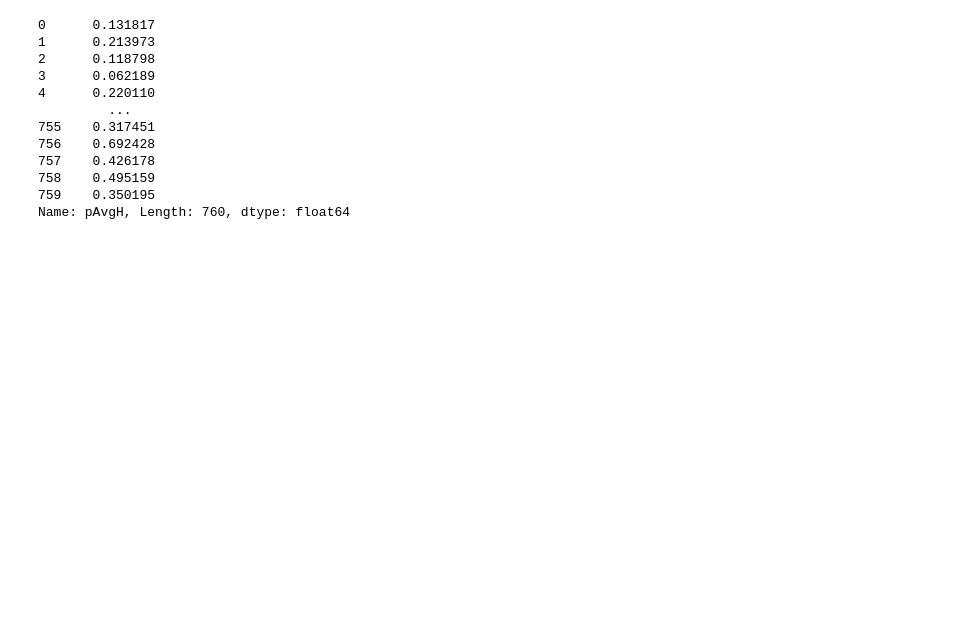
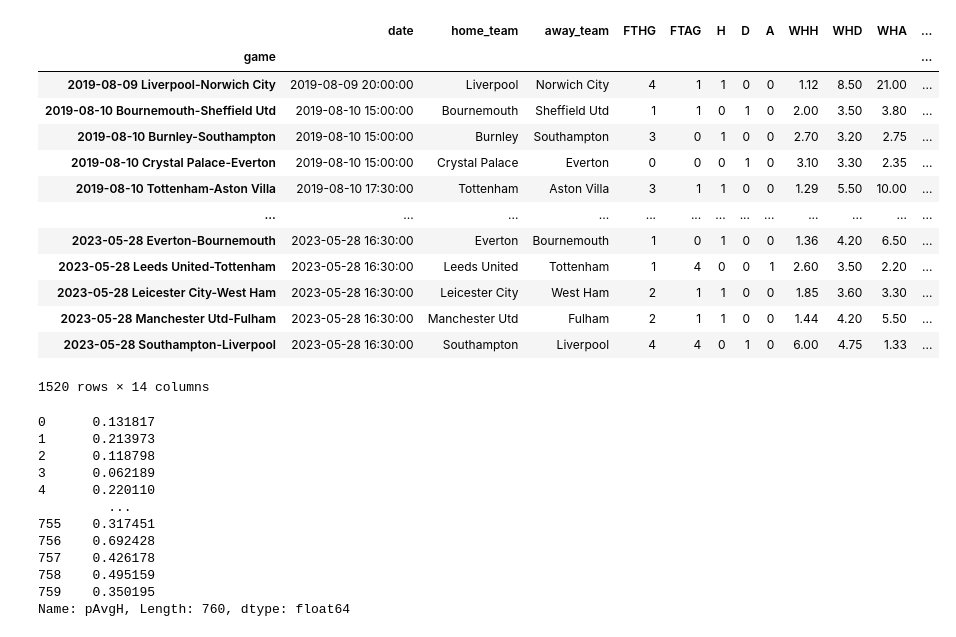
Before and after one commit to krawczyk071/predictor, a Jupyter notebook: scikit/pred_regression.ipynb, the cells around one changed output. Saved outputs shown, nothing was run; the diff lists cells and outputs as text; code cells hidden in the pictures; blank space fills up the shorter version.

```diff
--- a/scikit/pred_regression.ipynb
+++ b/scikit/pred_regression.ipynb
@@ -8,3 +8,21 @@ full_w_outs=pd.read_csv("full_w_outs.csv", index_col=0)
+# %%
+odds = pd.read_csv(r"C:\Users\krawc\OneDrive\Documents\code\pythons\predictor\data\ods_proba_wh.csv", index_col=0)
+odds
+# %% [output]
+|  | date | home_team | away_team | FTHG | FTAG | H | D | A | WHH | WHD | WHA | ... |
+| game |  |  |  |  |  |  |  |  |  |  |  | ... |
+| 2019-08-09 Liverpool-Norwich City | 2019-08-09 20:00:00 | Liverpool | Norwich City | 4 | 1 | 1 | 0 | 0 | 1.12 | 8.50 | 21.00 | ... |
+| 2019-08-10 Bournemouth-Sheffield Utd | 2019-08-10 15:00:00 | Bournemouth | Sheffield Utd | 1 | 1 | 0 | 1 | 0 | 2.00 | 3.50 | 3.80 | ... |
+| 2019-08-10 Burnley-Southampton | 2019-08-10 15:00:00 | Burnley | Southampton | 3 | 0 | 1 | 0 | 0 | 2.70 | 3.20 | 2.75 | ... |
+| 2019-08-10 Crystal Palace-Everton | 2019-08-10 15:00:00 | Crystal Palace | Everton | 0 | 0 | 0 | 1 | 0 | 3.10 | 3.30 | 2.35 | ... |
+| 2019-08-10 Tottenham-Aston Villa | 2019-08-10 17:30:00 | Tottenham | Aston Villa | 3 | 1 | 1 | 0 | 0 | 1.29 | 5.50 | 10.00 | ... |
+| ... | ... | ... | ... | ... | ... | ... | ... | ... | ... | ... | ... | ... |
+| 2023-05-28 Everton-Bournemouth | 2023-05-28 16:30:00 | Everton | Bournemouth | 1 | 0 | 1 | 0 | 0 | 1.36 | 4.20 | 6.50 | ... |
+| 2023-05-28 Leeds United-Tottenham | 2023-05-28 16:30:00 | Leeds United | Tottenham | 1 | 4 | 0 | 0 | 1 | 2.60 | 3.50 | 2.20 | ... |
+| 2023-05-28 Leicester City-West Ham | 2023-05-28 16:30:00 | Leicester City | West Ham | 2 | 1 | 1 | 0 | 0 | 1.85 | 3.60 | 3.30 | ... |
+| 2023-05-28 Manchester Utd-Fulham | 2023-05-28 16:30:00 | Manchester Utd | Fulham | 2 | 1 | 1 | 0 | 0 | 1.44 | 4.20 | 5.50 | ... |
+| 2023-05-28 Southampton-Liverpool | 2023-05-28 16:30:00 | Southampton | Liverpool | 4 | 4 | 0 | 1 | 0 | 6.00 | 4.75 | 1.33 | ... |
+1520 rows × 14 columns
 # %%
 full_w_outs['pAvgH']
 # %% [output]
```
Also changed, not shown: parts of 1 cell of this notebook, 11 other files.
